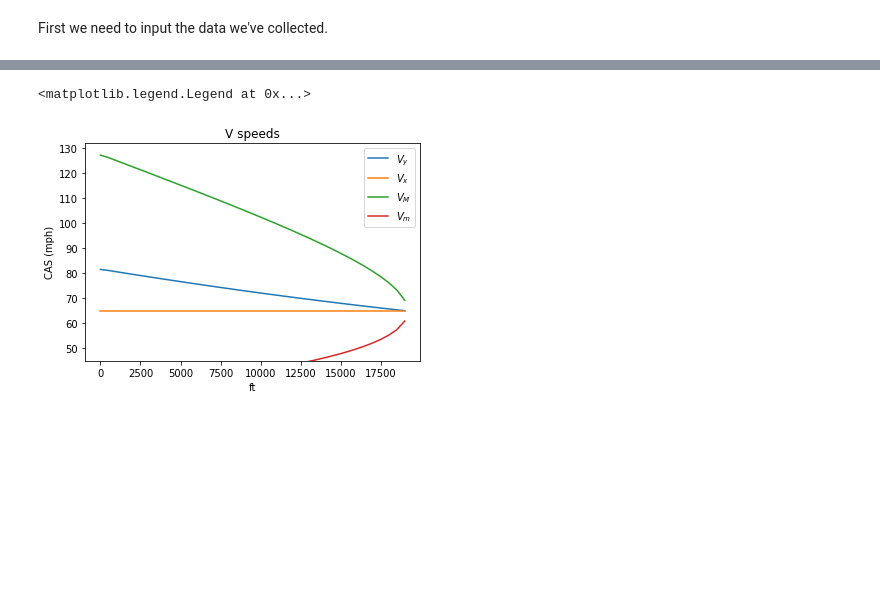
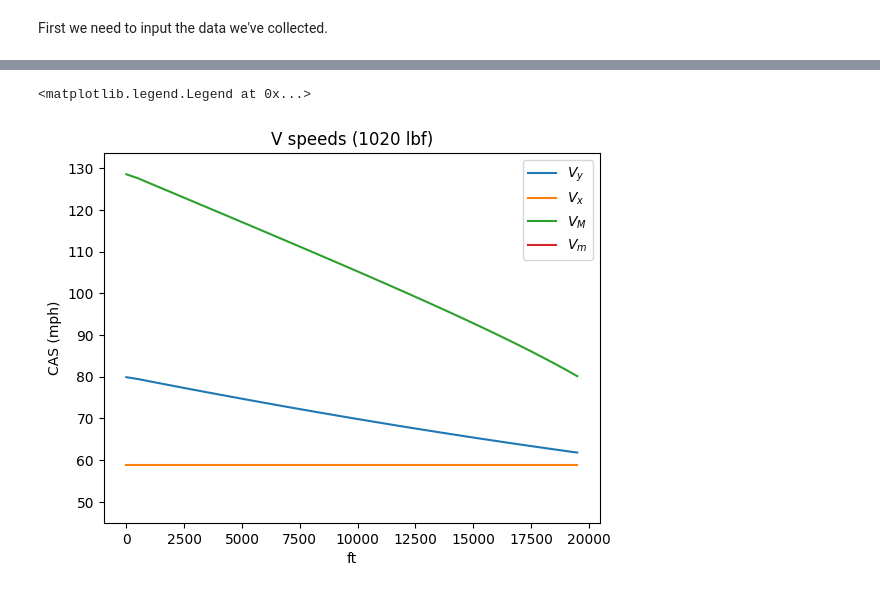
Before and after one commit to fugalh/lowry, a Jupyter notebook: py/Lowry.ipynb, the cells around one changed output, grey strips where cells are left out. Saved outputs shown, nothing was run; the diff lists cells and outputs as text; code cells hidden in the pictures; blank space fills up the shorter version.

```diff
--- a/py/Lowry.ipynb
+++ b/py/Lowry.ipynb
@@ -132,11 +136,12 @@ ax.legend()
 # %%
 W = plate['W0']
+W = Q_(1020, 'lbf')
 fig, ax = plt.subplots()
 for x in [0, 5000, 10000]:
     h = Q_(x, 'ft')
     perf_ = [lowry.performance(plate, W, h, V) for V in vs]
     ax.plot([lowry.cas(V, h).m_as(V_unit) for V in vs], [x['ROC'].m_as('ft/min') for x in perf_], label=f"{h.m_as('ft')} ft")
-ax.set_title('Rate of Climb')
+ax.set_title('Rate of Climb ({} lbf)'.format(W.m_as('lbf')))
 ax.set_ylim(bottom=0)
 ax.set_ylabel('ft/min')
 ax.set_xlabel(f"CAS ({V_unit})")
@@ -152,9 +157,9 @@ fig, ax = plt.subplots()
 for x in [0, 5000, 10000]:
     h = Q_(x, 'ft')
     vs_ = [lowry.cas(V, h) for V in vs]
-    perf_ = [lowry.performance(plate, plate['W0'], h, V) for V in vs]
+    perf_ = [lowry.performance(plate, W, h, V) for V in vs]
     ax.plot([V.m_as(V_unit) for V in vs_], [x['gamma'].m_as('deg') for x in perf_], label=f"{h.m_as('ft')} ft")
-ax.set_title('Angle of Climb')
+ax.set_title('Angle of Climb ({} lbf)'.format(W.m_as('lbf')))
 ax.set_ylim(bottom=0)
 ax.set_ylabel('degrees')
 ax.set_xlabel(f"CAS ({V_unit})")
@@ -165,20 +170,19 @@ ax.legend()
 # %%
-W = plate['W0']
 fig, ax = plt.subplots()
 perf_ = {h: lowry.performance(plate, W, h) for h in hs}
 perf_ = {k:v for k,v in perf_.items() if v['VCx'] <= v['VCy']}
 ax.plot([h.m_as('ft') for h in perf_.keys()], [x['VCy'].m_as(V_unit) for x in perf_.values()], label='$V_y$')
 ax.plot([h.m_as('ft') for h in perf_.keys()], [x['VCx'].m_as(V_unit) for x in perf_.values()], label='$V_x$')
 ax.plot([h.m_as('ft') for h in perf_.keys()], [x['VC_M'].m_as(V_unit) for x in perf_.values()], label='$V_M$')
 ax.plot([h.m_as('ft') for h in perf_.keys()], [x['VCm'].m_as(V_unit) for x in perf_.values()], label='$V_m$')
-ax.set_title(f'V speeds')
+ax.set_title('V speeds ({} lbf)'.format(W.m_as('lbf')))
 ax.set_ylabel(f'CAS ({V_unit})')
 ax.set_xlabel(f"ft")
 ax.set_ylim(bottom=vs[0].m_as(V_unit))
 ax.legend()
 # %% [output]
 <matplotlib.legend.Legend at 0x...>
-[figure, old version]
+[figure, new version]
 # %%
 # TODO
 # figure 7.10 ROC vs W
```
Also changed, not shown: parts of 8 cells of this notebook.
